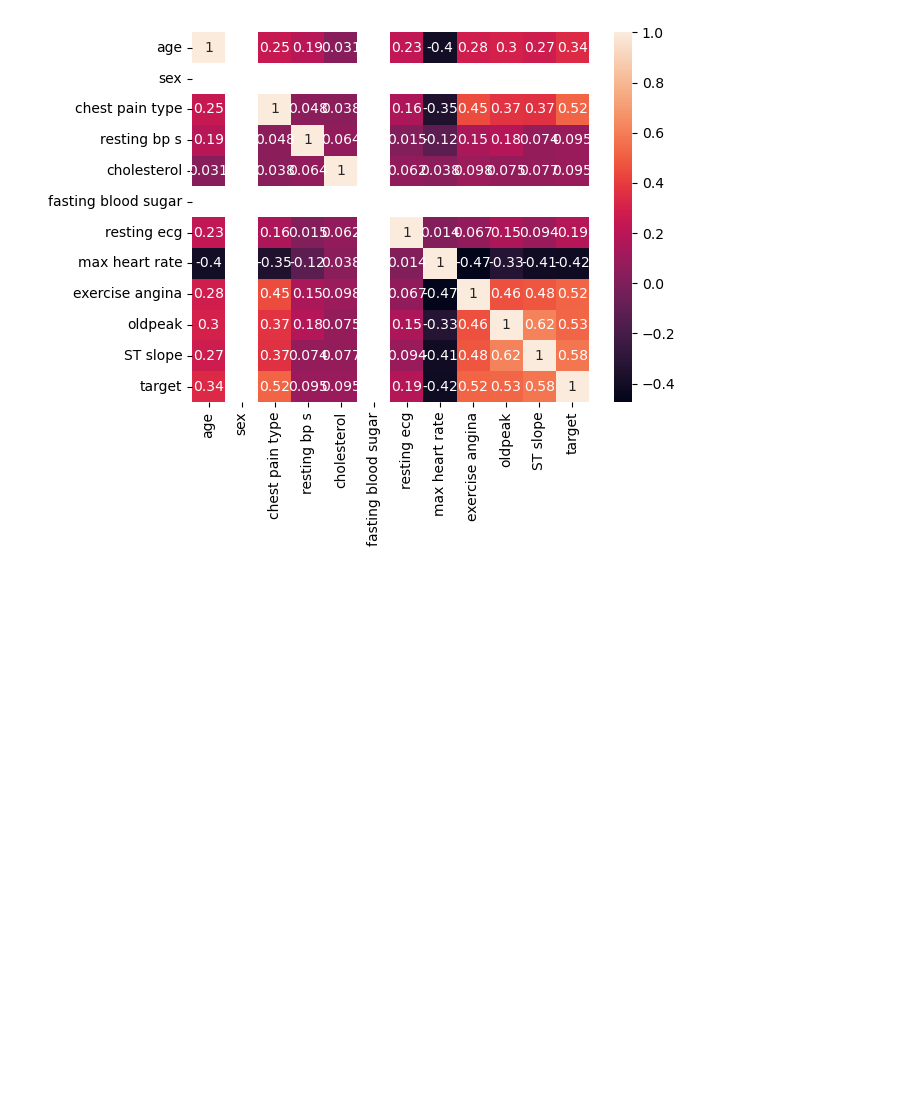
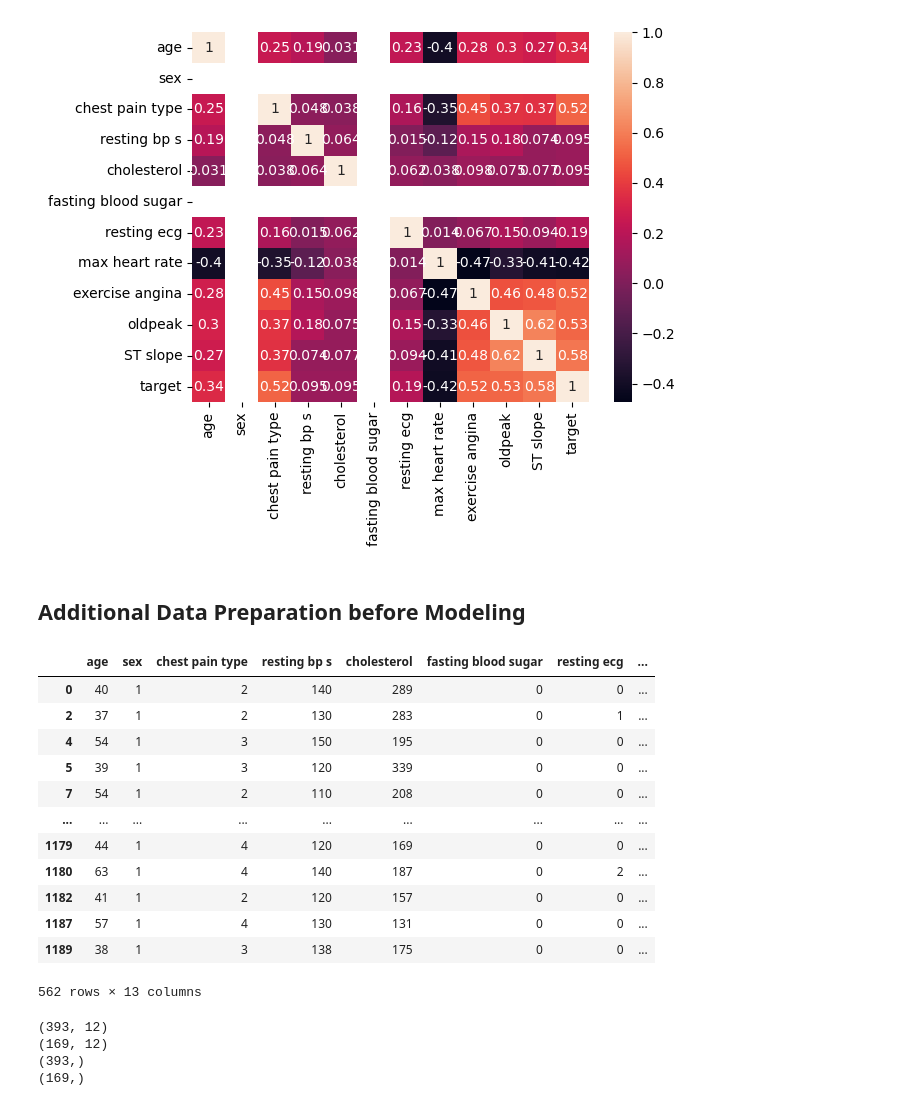
Before and after one commit to mferdinandr/heart-failure-prob, a Jupyter notebook: file.ipynb, the cells around one changed output. Drawn from its saved outputs; the diff is of its cells as text; code cells hidden in the pictures; blank space fills up the shorter version.

Commit message:
feat: additional data preparation

```diff
--- a/file.ipynb
+++ b/file.ipynb
@@ -149,3 +149,41 @@ sns.heatmap(df.corr(), annot=True)
 # %% [output]
 <Axes: >
 [figure]
+# %% [markdown]
+## Additional Data Preparation before Modeling
+# %%
+# Feature Engineering
+df["max_heart_rate_per_age"] = df["max heart rate"]/df["age"]
+df
+# %% [output]
+|  | age | sex | chest pain type | resting bp s | cholesterol | fasting blood sugar | resting ecg | ... |
+| 0 | 40 | 1 | 2 | 140 | 289 | 0 | 0 | ... |
+| 2 | 37 | 1 | 2 | 130 | 283 | 0 | 1 | ... |
+| 4 | 54 | 1 | 3 | 150 | 195 | 0 | 0 | ... |
+| 5 | 39 | 1 | 3 | 120 | 339 | 0 | 0 | ... |
+| 7 | 54 | 1 | 2 | 110 | 208 | 0 | 0 | ... |
+| ... | ... | ... | ... | ... | ... | ... | ... | ... |
+| 1179 | 44 | 1 | 4 | 120 | 169 | 0 | 0 | ... |
+| 1180 | 63 | 1 | 4 | 140 | 187 | 0 | 2 | ... |
+| 1182 | 41 | 1 | 2 | 120 | 157 | 0 | 0 | ... |
+| 1187 | 57 | 1 | 4 | 130 | 131 | 0 | 0 | ... |
+| 1189 | 38 | 1 | 3 | 138 | 175 | 0 | 0 | ... |
+562 rows × 13 columns
+# %%
+## Train Test Split
+from sklearn.model_selection import train_test_split
+
+y = df["target"]
+X = df.drop(columns="target")
+
+X_train, X_test, y_train, y_test = train_test_split(X, y, test_size=0.3, random_state=1)
+
+print(X_train.shape)
+print(X_test.shape)
+print(y_train.shape)
+print(y_test.shape)
+# %% [output]
+(393, 12)
+(169, 12)
+(393,)
+(169,)
```
